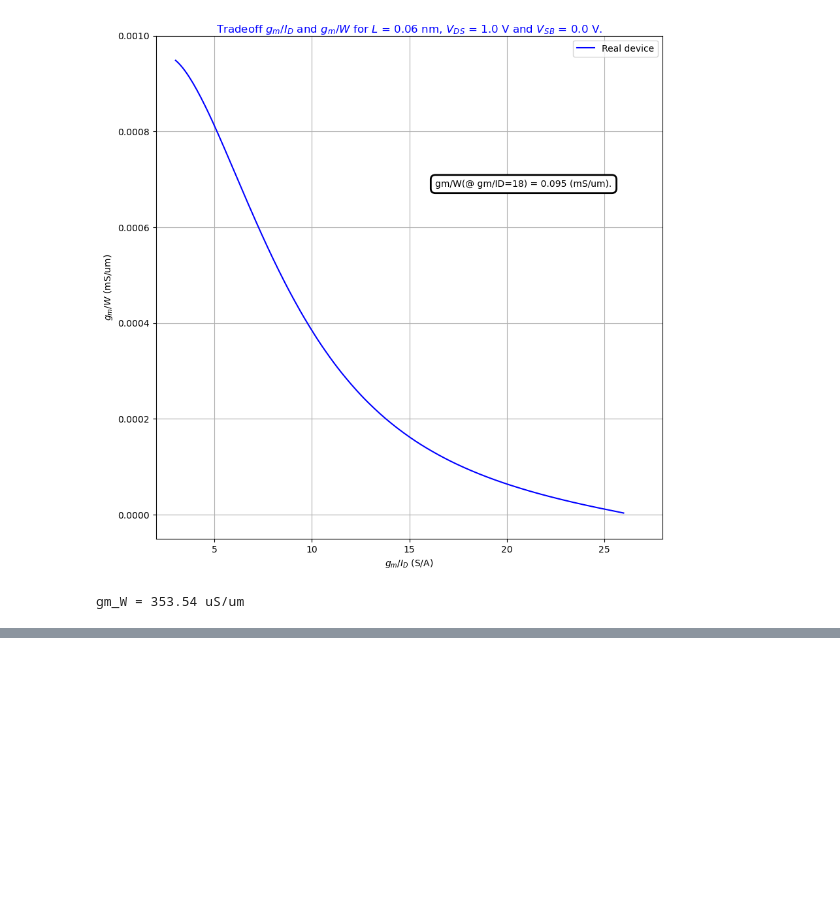
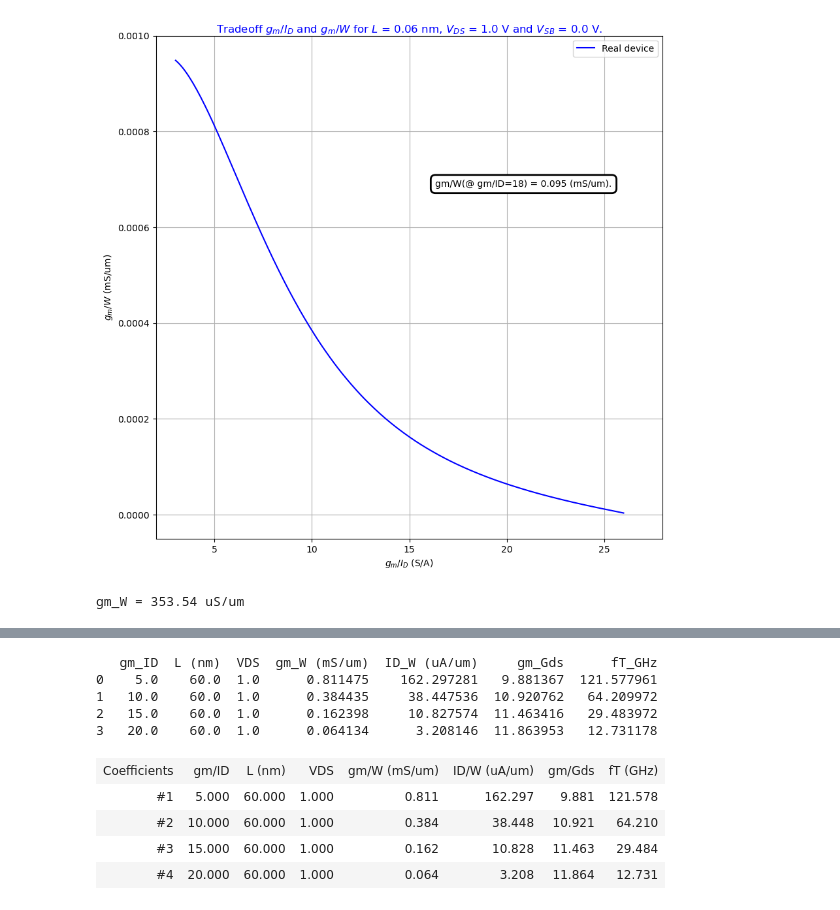
Before and after one commit to ZeRuiCustodio/pygmid, a Jupyter notebook: Systematic_Analog_Design_LUTs/Chapter_1/Book_Fig1_1_Jupyter.ipynb, the cells around one changed output, grey strips where cells are left out. Saved outputs shown, nothing was run; the diff lists cells and outputs as text; code cells hidden in the pictures; blank space fills up the shorter version.

Commit message:
Started_Table_1_1

```diff
--- a/Systematic_Analog_Design_LUTs/Chapter_1/Book_Fig1_1_Jupyter.ipynb
+++ b/Systematic_Analog_Design_LUTs/Chapter_1/Book_Fig1_1_Jupyter.ipynb
@@ -603,0 +629,50 @@ gm_W = 353.54 uS/um
+# %%
+# Compute FOM results
+step = 5
+gm_ID_t_n = np.arange(5, 20+step, step)
+# Ls = np.arange(min(NCH['L']),0.3,0.05)
+Ls = L_Min
+# Ls = L_lut
+VDS=1.0
+
+gm_W_t_n = NCH.look_up('GM_W', GM_ID=gm_ID_t_n, L=Ls, VDS=VDS)
+ID_W_t_n = NCH.look_up('ID_W', GM_ID=gm_ID_t_n, L=Ls, VDS=VDS)
+GM_GDS_t_n = NCH.look_up('GM_GDS', GM_ID=gm_ID_t_n, L=Ls, VDS=VDS)
+ft_t_n = NCH.look_up('GM_CGG', GM_ID=gm_ID_t_n, VDS=VDS)/(2*np.pi)
+
+gm_ID_5 =  [gm_ID_t_n[0], Ls*1e3, VDS, gm_W_t_n[0]*1e3, ID_W_t_n[0]*1e6,  GM_GDS_t_n[0],  ft_t_n[0]*1e-9]
+gm_ID_10 = [gm_ID_t_n[1], Ls*1e3, VDS, gm_W_t_n[1]*1e3, ID_W_t_n[1]*1e6,  GM_GDS_t_n[1],  ft_t_n[1]*1e-9]
+gm_ID_15 = [gm_ID_t_n[2], Ls*1e3, VDS, gm_W_t_n[2]*1e3, ID_W_t_n[2]*1e6,  GM_GDS_t_n[2],  ft_t_n[2]*1e-9]
+gm_ID_20 = [gm_ID_t_n[3], Ls*1e3, VDS, gm_W_t_n[3]*1e3, ID_W_t_n[3]*1e6,  GM_GDS_t_n[3],  ft_t_n[3]*1e-9]
+
+res_np = np.array([gm_ID_5, gm_ID_10, gm_ID_15, gm_ID_20])
+
+# pd_Iaccu_IMonCodeLSB = pd.DataFrame({"Iaccu_t_mA": bsocIaccu_sweep_mA_rep_l, "measIaccu_t_mA_b": measbsocIaccu_sweep_mA_b_rep_l, "meas_bsocIMonCode_LSB": meas_bsocIMonResult_testCode_lsb_l})
+# To access column 0: test[:, 0]
+# To access row 0: test[0, :]
+fom_Results = pd.DataFrame({"gm_ID": res_np[:, 0], "L (nm)": res_np[:, 1], "VDS": res_np[:, 2], "gm_W (mS/um)": res_np[:, 3], "ID_W (uA/um)": res_np[:, 4], "gm_Gds": res_np[:, 5], "fT_GHz": res_np[:, 6]})
+
+print(fom_Results)
+# %% [output]
+   gm_ID  L (nm)  VDS  gm_W (mS/um)  ID_W (uA/um)     gm_Gds      fT_GHz
+0    5.0    60.0  1.0      0.811475    162.297281   9.881367  121.577961
+1   10.0    60.0  1.0      0.384435     38.447536  10.920762   64.209972
+2   15.0    60.0  1.0      0.162398     10.827574  11.463416   29.483972
+3   20.0    60.0  1.0      0.064134      3.208146  11.863953   12.731178
+# %%
+t = Table()
+ilabels = ['#1', '#2', '#3', '#4']
+t.append(['Coefficients', 'gm/ID', 'L (nm)',
+          'VDS', 'gm/W (mS/um)', 'ID/W (uA/um)', 'gm/Gds', 'fT (GHz)'])
+# t.append(['', 'a(n)', 'g(n)', ' b(n)', ' c(n)'])
+Ls_l = np.array([Ls, Ls, Ls, Ls])
+VDS_l = np.array([VDS, VDS, VDS, VDS])
+[t.append(x) for x in zip_longest(ilabels, gm_ID_t_n.tolist(), (Ls_l*1e3).tolist(), VDS_l.tolist(),
+    (gm_W_t_n*1e3).tolist(), (ID_W_t_n*1e6).tolist(), GM_GDS_t_n.tolist(), (ft_t_n*1e-9).tolist() ,fillvalue="")]
+t
+# %% [output]
+| Coefficients | gm/ID | L (nm) | VDS | gm/W (mS/um) | ID/W (uA/um) | gm/Gds | fT (GHz) |
+| #1 | 5.000 | 60.000 | 1.000 | 0.811 | 162.297 | 9.881 | 121.578 |
+| #2 | 10.000 | 60.000 | 1.000 | 0.384 | 38.448 | 10.921 | 64.210 |
+| #3 | 15.000 | 60.000 | 1.000 | 0.162 | 10.828 | 11.463 | 29.484 |
+| #4 | 20.000 | 60.000 | 1.000 | 0.064 | 3.208 | 11.864 | 12.731 |
```
Also changed, not shown: parts of 2 cells of this notebook.
